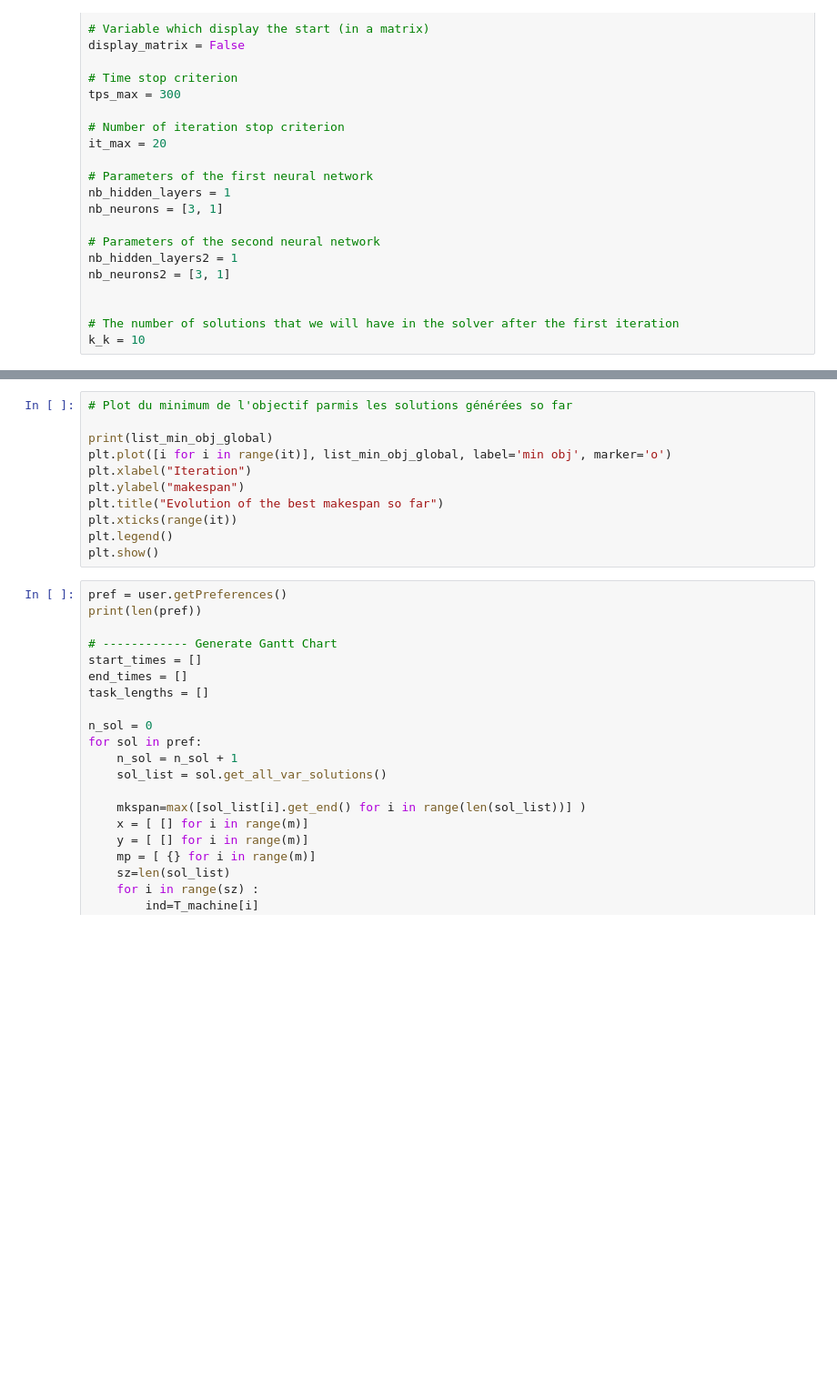
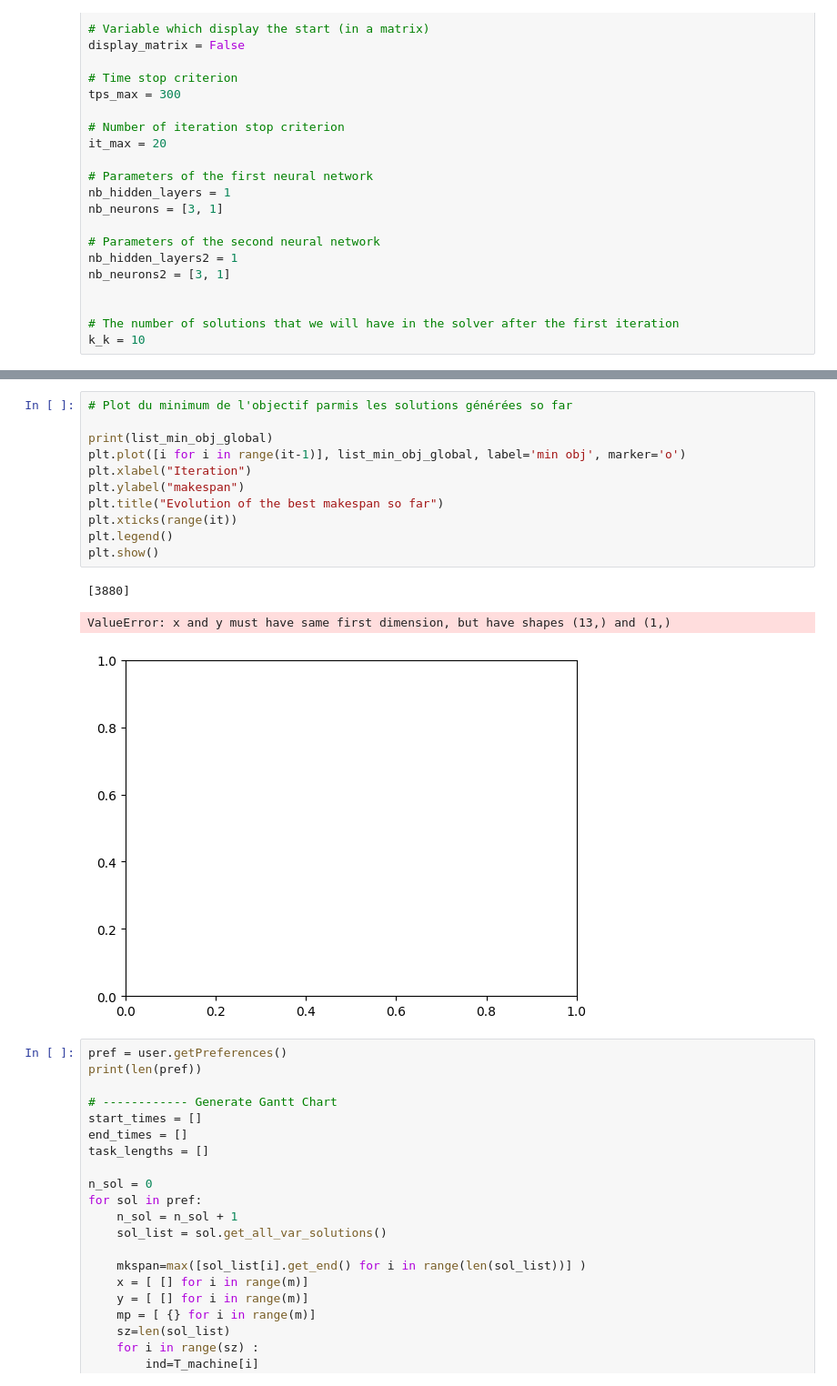
Before and after one commit to BryanBradfo/laas-mission, a Jupyter notebook: neural_network/Neural_Network.ipynb, the cells around one changed output, grey strips where cells are left out. Shown at 91% size. Saved outputs shown, nothing was run; the diff lists cells and outputs as text; blank space fills up the shorter version.

```diff
--- a/neural_network/Neural_Network.ipynb
+++ b/neural_network/Neural_Network.ipynb
@@ -284,14 +321,18 @@ plt.show()
 # %%
 # Plot du minimum de l'objectif parmis les solutions générées so far
 
 print(list_min_obj_global)
-plt.plot([i for i in range(it)], list_min_obj_global, label='min obj', marker='o')
+plt.plot([i for i in range(it-1)], list_min_obj_global, label='min obj', marker='o')
 plt.xlabel("Iteration")
 plt.ylabel("makespan")
 plt.title("Evolution of the best makespan so far")
 plt.xticks(range(it))
 plt.legend()
 plt.show()
+# %% [output]
+[3880]
+ValueError: x and y must have same first dimension, but have shapes (13,) and (1,)
+[figure, added]
 # %%
 pref = user.getPreferences()
 print(len(pref))
```
Also changed, not shown: parts of 3 cells of this notebook.
